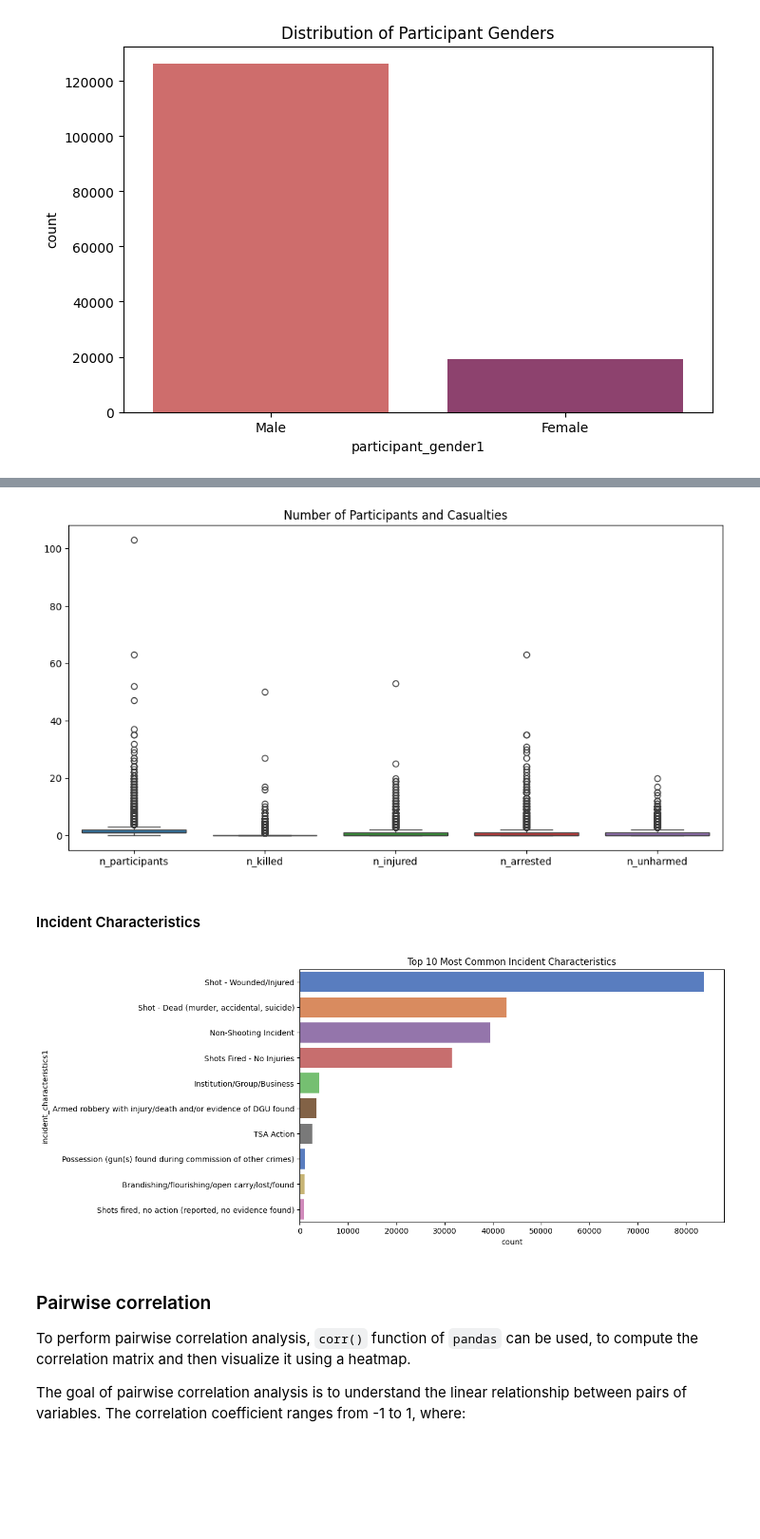
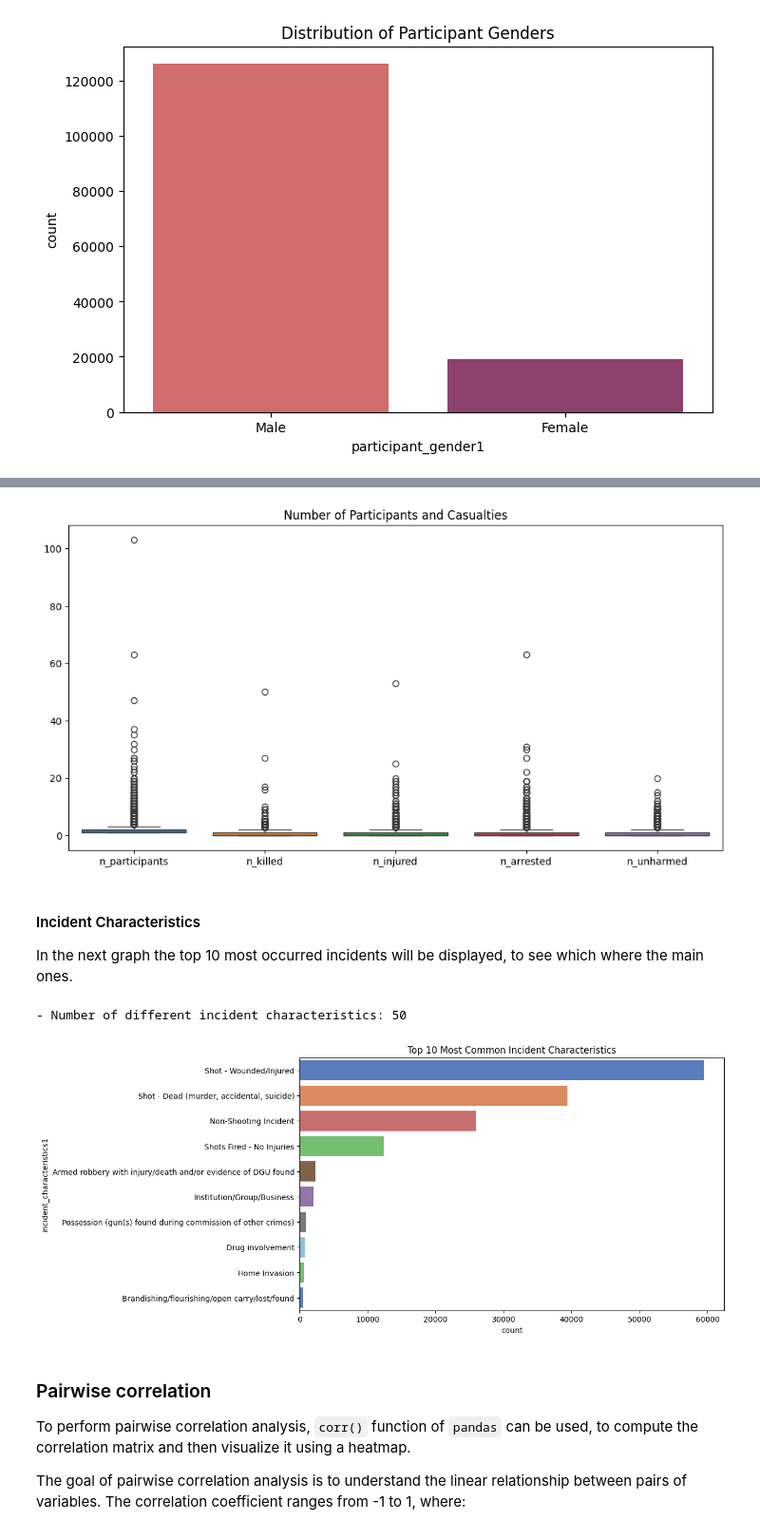
Before and after one commit to Marc2910llv/Gun-Incidents-In-USA-DataMining, a Jupyter notebook: Data_Mining_Project.ipynb, the cells around one changed output, grey strips where cells are left out. Shown at 95% size. Cells and saved outputs as stored; diff of their text form; code cells hidden in the pictures; blank space fills up the shorter version.

```diff
--- a/Data_Mining_Project.ipynb
+++ b/Data_Mining_Project.ipynb
@@ -231,16 +229,14 @@ With the rest of the columns that are of **type object**, since the number of nu
 # %%
-# Eliminate the data that have null in adress and latitude, and in adress and longitude
-incidents_dataset = incidents_dataset.dropna(subset=['address', 'latitude'], how='all', inplace=False)
-incidents_dataset = incidents_dataset.dropna(subset=['address', 'longitude'], how='all', inplace=False)
-# Rename the other nulls with no_data
-valor_reemplazo = 'no_data'
-incidents_dataset['address'].fillna(valor_reemplazo, inplace=True)
-incidents_dataset['latitude'].fillna(valor_reemplazo, inplace=True)
-incidents_dataset['longitude'].fillna(valor_reemplazo, inplace=True)
+print("- Number of Rows in the Original Dataset:", incidents_dataset.shape[0])
 
-incidents_dataset['congressional_district'].fillna(valor_reemplazo, inplace=True)
-incidents_dataset['state_house_district'].fillna(valor_reemplazo, inplace=True)
-incidents_dataset['state_senate_district'].fillna(valor_reemplazo, inplace=True)
+# Eliminate the data that have null in incident_characteristics1, adress, latitude and adress.
+incidents_dataset = incidents_dataset.dropna(subset=['incident_characteristics1'], how='all')
+incidents_dataset = incidents_dataset.dropna(subset=['latitude', 'longitude', 'address'], how='all')
+
+# Fill missing values in 'participant_age1' with values from 'avg_age_participants'
+#incidents_dataset['participant_age1'] = incidents_dataset['participant_age1'].fillna(incidents_dataset['avg_age_participants'])
+
+print("- Number of Rows in the Cleaned Dataset:", incidents_dataset.shape[0])
 
 # Print mising values label
 missing_values = incidents_dataset.isnull().sum()
@@ -526,7 +551,8 @@ Female     19203
 Name: count, dtype: int64
 # %%
 # Remove rows with 'participant_gender1' equal to "Male, female"
-incidents_dataset = incidents_dataset[incidents_dataset['participant_gender1'] != "Male, female"]
+# Replace the column values where 'participant_gender1' is "Male, female" with "Male"
+incidents_dataset['participant_gender1'] = incidents_dataset['participant_gender1'].replace("Male, female", "Male")
 # %%
 plt.figure(figsize=(8, 5))
 sns.countplot(data=incidents_dataset, x='participant_gender1', palette='flare', hue='participant_gender1', legend=False)
@@ -542,20 +570,27 @@ sns.boxplot(data=incidents_dataset[['n_participants', 'n_killed', 'n_injured','n
 plt.title('Number of Participants and Casualties')
 plt.show()
 # %% [output]
-[figure, old version]
+[figure, new version]
-# %% [markdown]
-#### Incident Characteristics
+# %% [markdown]
+#### Incident Characteristics
+
+In the next graph the top 10 most occurred incidents will be displayed, to see which where the main ones.
 # %%
+# Get the total number of different incident characteristics and print them
+total_characteristics = incidents_dataset['incident_characteristics1'].nunique()
+print('- Number of different incident characteristics: ' + str(total_characteristics))
+
 # Get the top 10 most common incident characteristics
 top10_characteristics = incidents_dataset['incident_characteristics1'].value_counts().nlargest(10).index
 
 # Create a countplot with the top 10 incident characteristics
 plt.figure(figsize=(10, 6))
 sns.countplot(data=incidents_dataset, y='incident_characteristics1', order=top10_characteristics, palette='muted', hue='incident_characteristics1', legend=False)
 plt.title('Top 10 Most Common Incident Characteristics')
 plt.show()
 # %% [output]
+- Number of different incident characteristics: 50
-[figure, old version]
+[figure, new version]
 # %% [markdown]
 ### Pairwise correlation
 
```
Also changed, not shown: parts of 31 cells of this notebook.
